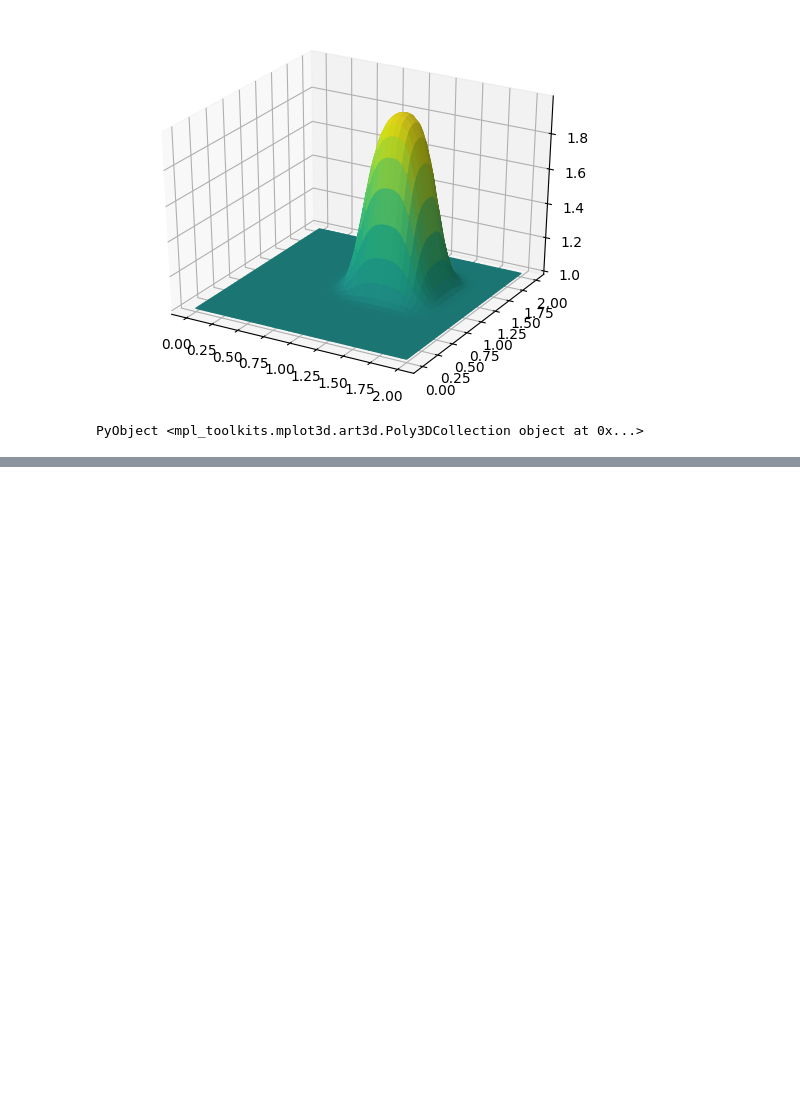
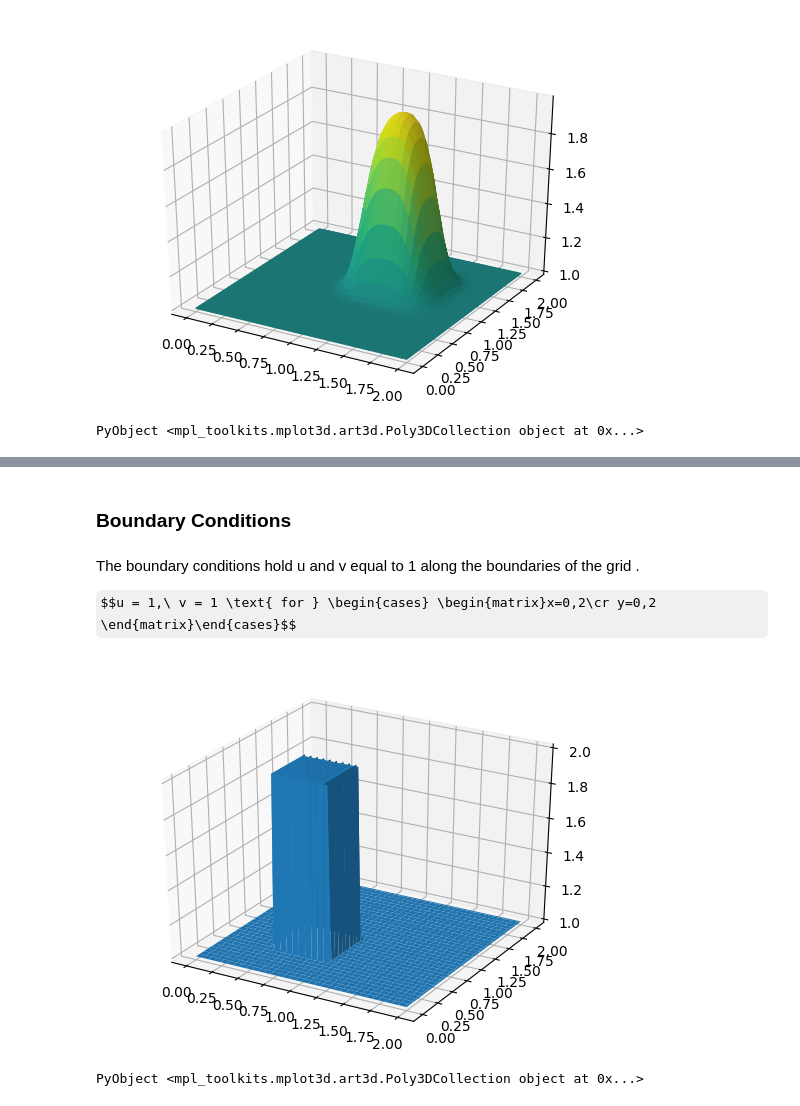
Before and after one commit to Beramos/NavierStokesJuliaLang, a Jupyter notebook: JuliaNS.ipynb, the cells around one changed output, grey strips where cells are left out. Cells and saved outputs as stored; diff of their text form; code cells hidden in the pictures; some formulas as TeX source; blank space fills up the shorter version.

```diff
--- a/JuliaNS.ipynb
+++ b/JuliaNS.ipynb
@@ -582,0 +613,7 @@ PyObject <mpl_toolkits.mplot3d.art3d.Poly3DCollection object at 0x...>
+# %% [markdown]
+### Boundary Conditions
+# %% [markdown]
+The boundary conditions hold u and v equal to 1 along the boundaries of the grid
+.
+
+$$u = 1,\ v = 1 \text{ for } \begin{cases} \begin{matrix}x=0,2\cr y=0,2 \end{matrix}\end{cases}$$
@@ -582,0 +622,26 @@ PyObject <mpl_toolkits.mplot3d.art3d.Poly3DCollection object at 0x...>
+# %%
+nx = 101
+ny = 101
+nt = 80
+c = 1.0
+Δx = 2 / (nx - 1)
+Δy = 2 / (ny - 1)
+sigma = 0.2
+Δt = sigma * Δx
+
+x=range(0, stop=2, length = nx)
+y=range(0, stop=2, length = ny)
+
+u = ones(ny,nx);      ##create a 1xn vector of 1's
+v = ones(ny,nx);      ##create a 1xn vector of 1's
+
+u[convert(Int8,floor(0.5/Δy)):convert(Int8,floor(1/Δy+1)),
+    convert(Int8,floor(0.5/Δx)):convert(Int8,floor(1/Δy+1))] .= 2;  #initial conditions
+
+v[convert(Int8,floor(0.5/Δy)):convert(Int8,floor(1/Δy+1)),
+    convert(Int8,floor(0.5/Δx)):convert(Int8,floor(1/Δy+1))] .= 2;  #initial conditions
+# %%
+surf(x,y,v)
+# %% [output]
+[figure, added]
+PyObject <mpl_toolkits.mplot3d.art3d.Poly3DCollection object at 0x...>
```
Also changed, not shown: parts of 10 cells of this notebook.
